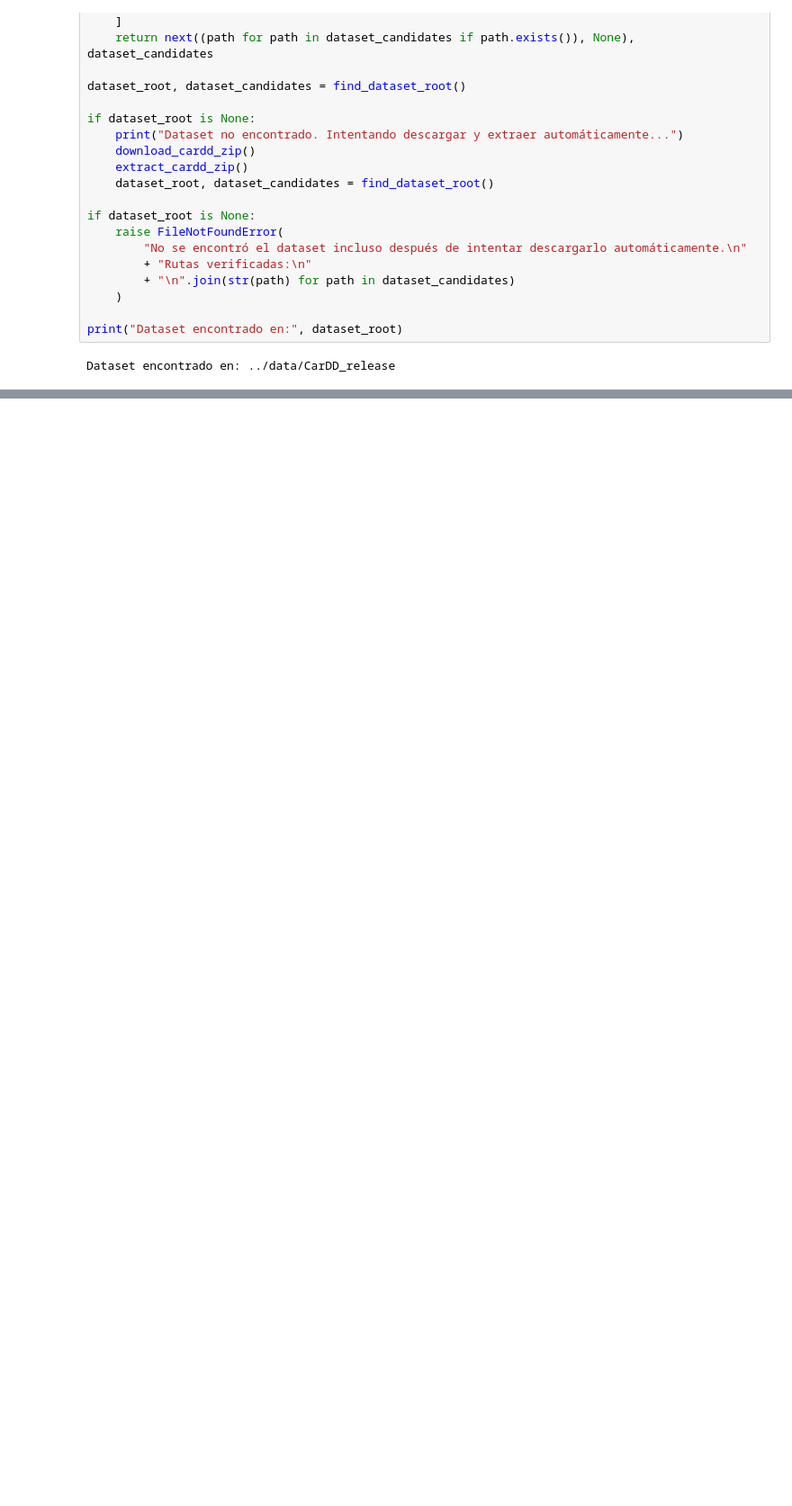
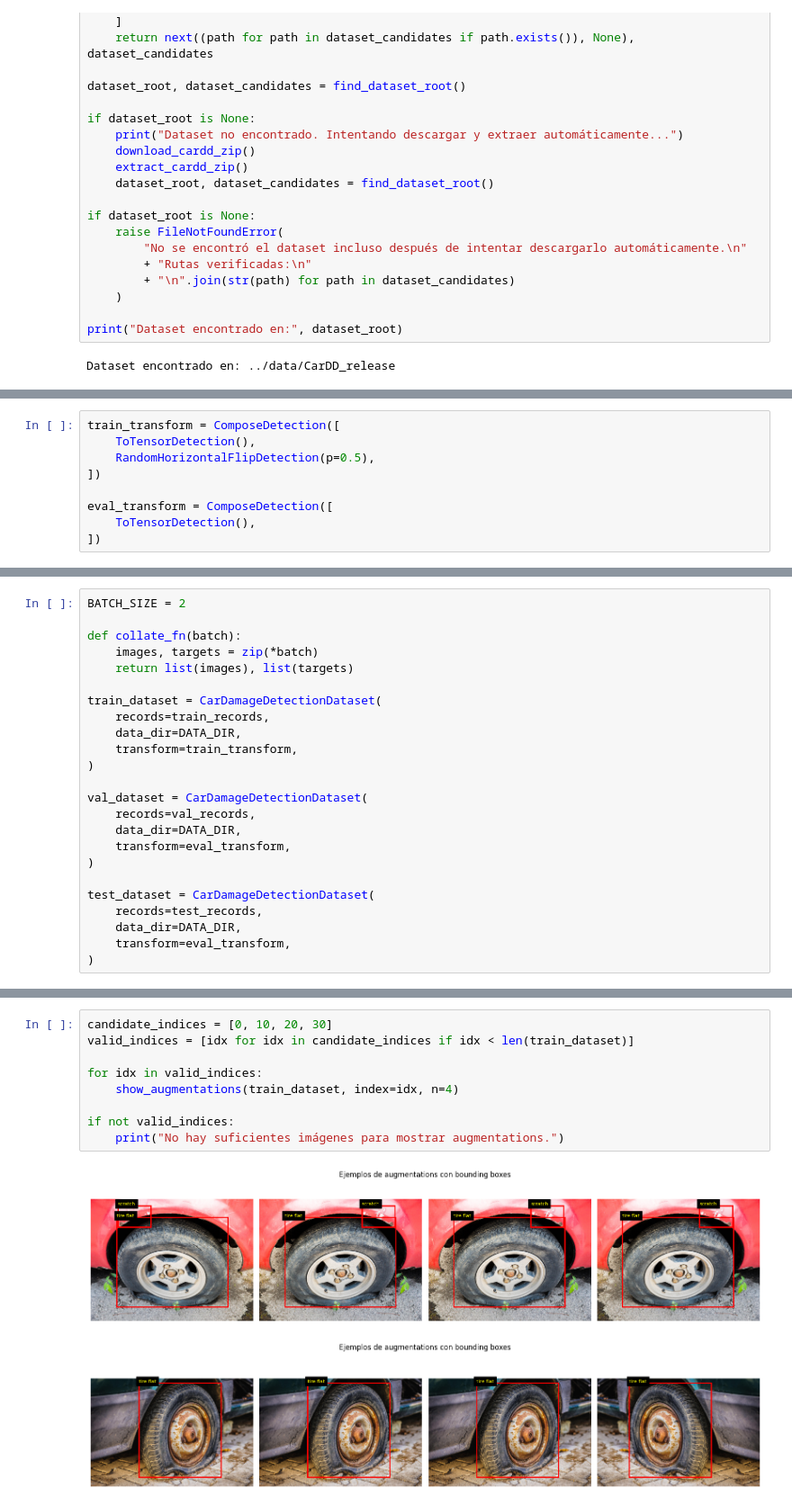
Before and after one commit to JoaquinRodriguezc/proyecto_final_redes_neuronales, a Jupyter notebook: dev/01_dataset_preparation.ipynb, the cells around one changed output, grey strips where cells are left out. Shown at 90% size. Drawn from its saved outputs; the diff is of its cells as text; blank space fills up the shorter version.

```diff
--- a/dev/01_dataset_preparation.ipynb
+++ b/dev/01_dataset_preparation.ipynb
@@ -596,0 +510,9 @@ show_batch(images, labels, idx_to_class, n=8)
+# %%
+train_transform = ComposeDetection([
+    ToTensorDetection(),
+    RandomHorizontalFlipDetection(p=0.5),
+])
+
+eval_transform = ComposeDetection([
+    ToTensorDetection(),
+])
@@ -596,0 +525,24 @@ show_batch(images, labels, idx_to_class, n=8)
+# %%
+BATCH_SIZE = 2
+
+def collate_fn(batch):
+    images, targets = zip(*batch)
+    return list(images), list(targets)
+
+train_dataset = CarDamageDetectionDataset(
+    records=train_records,
+    data_dir=DATA_DIR,
+    transform=train_transform,
+)
+
+val_dataset = CarDamageDetectionDataset(
+    records=val_records,
+    data_dir=DATA_DIR,
+    transform=eval_transform,
+)
+
+test_dataset = CarDamageDetectionDataset(
+    records=test_records,
+    data_dir=DATA_DIR,
+    transform=eval_transform,
+)
@@ -596,0 +637,12 @@ show_batch(images, labels, idx_to_class, n=8)
+# %%
+candidate_indices = [0, 10, 20, 30]
+valid_indices = [idx for idx in candidate_indices if idx < len(train_dataset)]
+
+for idx in valid_indices:
+    show_augmentations(train_dataset, index=idx, n=4)
+
+if not valid_indices:
+    print("No hay suficientes imágenes para mostrar augmentations.")
+# %% [output]
+[figure, added]
+[figure, added]
```
Also changed, not shown: parts of 57 cells of this notebook, 2 other files.
